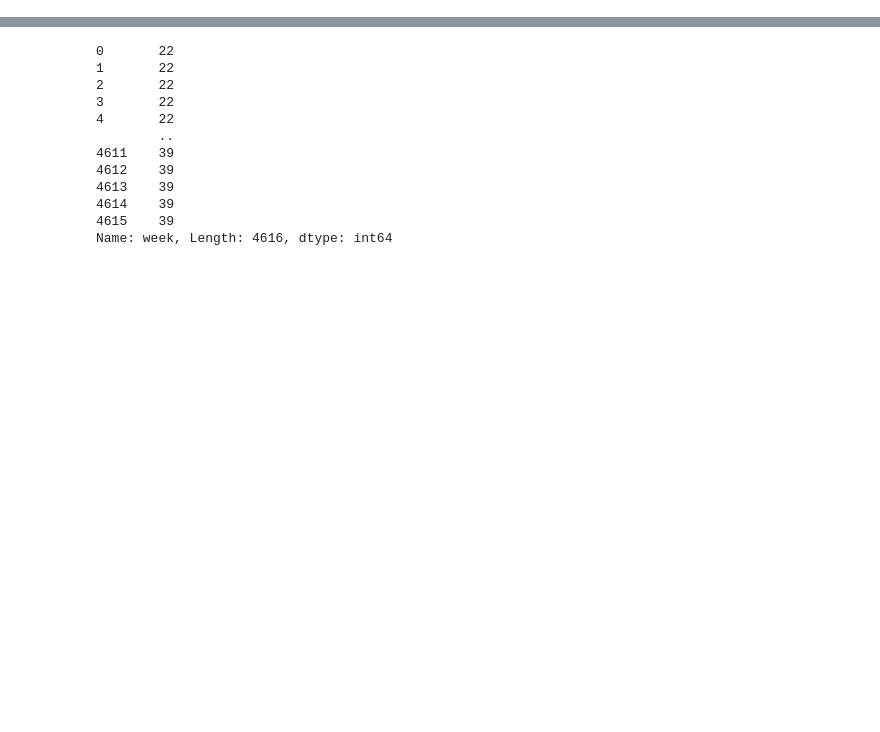
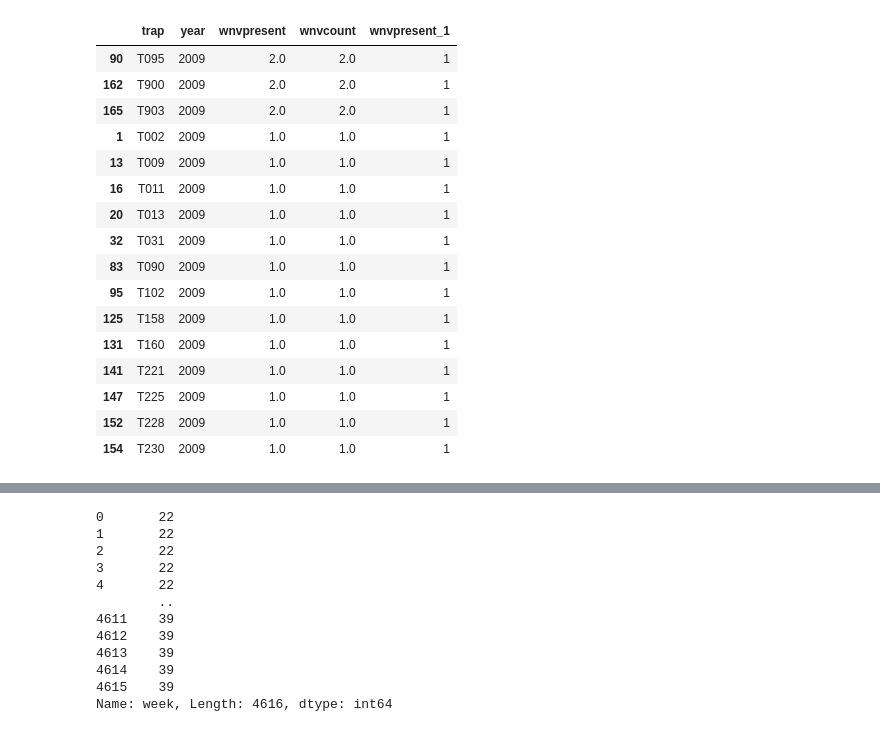
Before and after one commit to msamhz/GA-Project_4, a Jupyter notebook: code/test_data.ipynb, the cells around one changed output, grey strips where cells are left out. Cells and saved outputs as stored; diff of their text form; code cells hidden in the pictures; blank space fills up the shorter version.

```diff
--- a/code/test_data.ipynb
+++ b/code/test_data.ipynb
@@ -805,0 +50,4 @@ t1.loc[(t1['hl']==0) & t1['preciptotal']>0, 'preciptotal'].hist(bins=50)
+# %%
+betw_year = merge_df[['trap', 'year', 'wnvpresent', 'wnvcount']]
+# %%
+betw_year = betw_year.loc[betw_year['wnvpresent']>0,:]
@@ -805,0 +82,13 @@ t1.loc[(t1['hl']==0) & t1['preciptotal']>0, 'preciptotal'].hist(bins=50)
+# %%
+# inspect location hotspots BY YEAR
+# which traps have mosquitos? Weighted by appearance across years
+
+betw_year = betw_year.groupby(['trap', 'year'], as_index=False)[['wnvpresent', 'wnvcount']]\
+.sum().sort_values(['year','wnvpresent'], ascending=False)
+# %%
+# IE MOSQUITOS THRIVE IN SPECIFIC LOCATIONS
+
+betw_year['wnvpresent_1'] = betw_year['wnvpresent'].map(lambda x: 1 if x >0 else 0)
+
+betw_year.groupby(['trap'])['wnvpresent','wnvcount', 'wnvpresent_1'].sum()\
+.sort_values('wnvpresent_1', ascending=False)
@@ -805,0 +293,22 @@ t1.loc[(t1['hl']==0) & t1['preciptotal']>0, 'preciptotal'].hist(bins=50)
+# %%
+betw_year.loc[(betw_year['year']==2009)
+              #& (betw_year['wnvcount']>2)
+              ,:].sort_values('wnvcount', ascending=False)
+# %% [output]
+|  | trap | year | wnvpresent | wnvcount | wnvpresent_1 |
+| 90 | T095 | 2009 | 2.0 | 2.0 | 1 |
+| 162 | T900 | 2009 | 2.0 | 2.0 | 1 |
+| 165 | T903 | 2009 | 2.0 | 2.0 | 1 |
+| 1 | T002 | 2009 | 1.0 | 1.0 | 1 |
+| 13 | T009 | 2009 | 1.0 | 1.0 | 1 |
+| 16 | T011 | 2009 | 1.0 | 1.0 | 1 |
+| 20 | T013 | 2009 | 1.0 | 1.0 | 1 |
+| 32 | T031 | 2009 | 1.0 | 1.0 | 1 |
+| 83 | T090 | 2009 | 1.0 | 1.0 | 1 |
+| 95 | T102 | 2009 | 1.0 | 1.0 | 1 |
+| 125 | T158 | 2009 | 1.0 | 1.0 | 1 |
+| 131 | T160 | 2009 | 1.0 | 1.0 | 1 |
+| 141 | T221 | 2009 | 1.0 | 1.0 | 1 |
+| 147 | T225 | 2009 | 1.0 | 1.0 | 1 |
+| 152 | T228 | 2009 | 1.0 | 1.0 | 1 |
+| 154 | T230 | 2009 | 1.0 | 1.0 | 1 |
```
Also changed, not shown: parts of 113 cells of this notebook.
